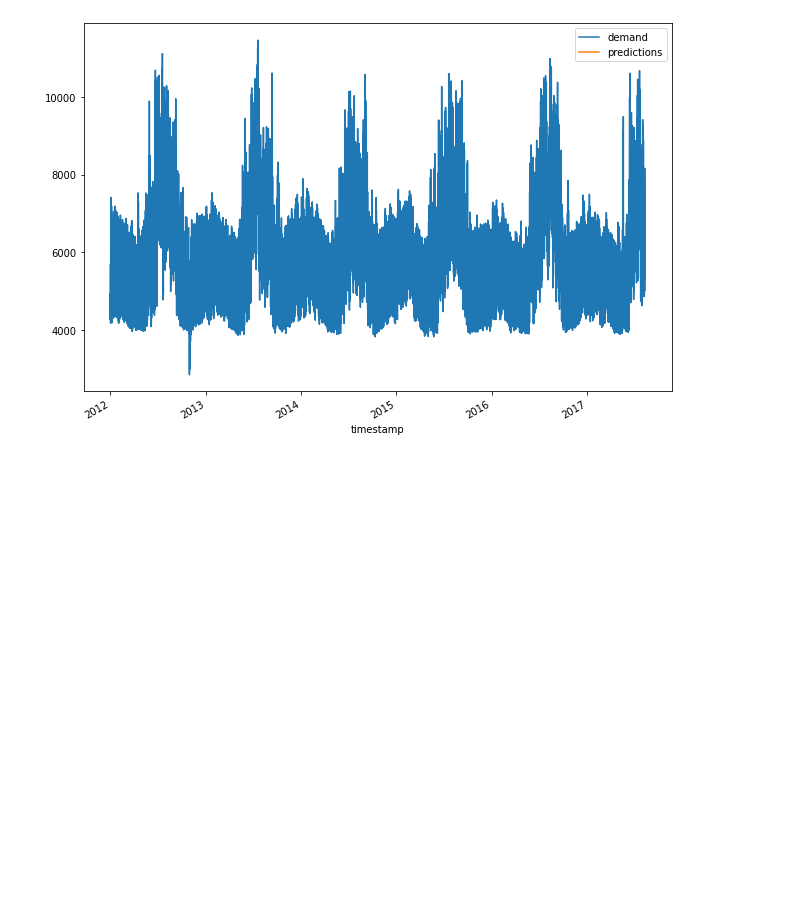
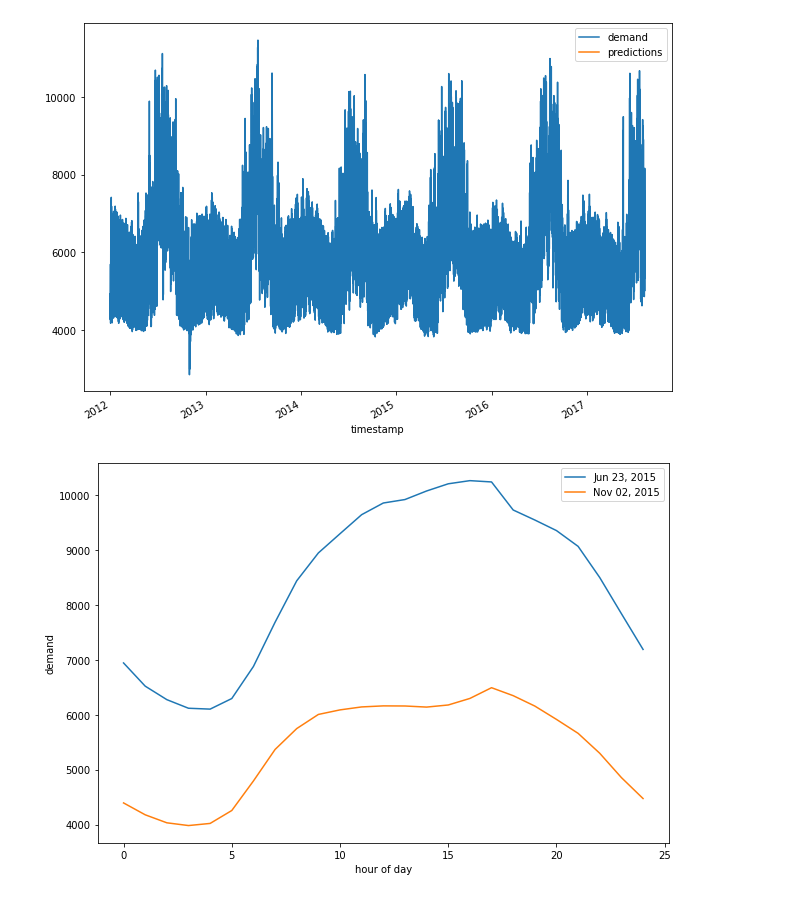
Before and after one commit to georgetown-analytics/XBUS-515.Time-Series-Analyses-and-Databases, a Jupyter notebook: figures/figures.ipynb, the cells around one changed output. Drawn from its saved outputs; the diff is of its cells as text; code cells hidden in the pictures; blank space fills up the shorter version.

Commit message:
more figures

```diff
--- a/figures/figures.ipynb
+++ b/figures/figures.ipynb
@@ -553,3 +553,23 @@ timestamp
 2017-08-10 05:00:00   NaN
 Name: predictions, Length: 49124, dtype: float64
 [figure]
+# %%
+def gradient_features(saveto="24_gradient_Features.png"):
+    fig, ax = plt.subplots(figsize=(9,6))
+
+    df = load_energy()
+
+    df.loc['2015-06-23 00:00:00':'2015-06-24 00:00:00'].reset_index()['demand'].plot(ax=ax, label="Jun 23, 2015")
+    df.loc['2015-11-02 00:00:00':'2015-11-03 00:00:00'].reset_index()['demand'].plot(ax=ax, label="Nov 02, 2015")
+
+    ax.legend()
+    ax.set_ylabel("demand")
+    ax.set_xlabel("hour of day")
+
+    fig.tight_layout()
+    plt.savefig(saveto)
+
+
+gradient_features()
+# %% [output]
+[figure, added]
```
Also changed, not shown: parts of 4 cells of this notebook, 5 other files.
